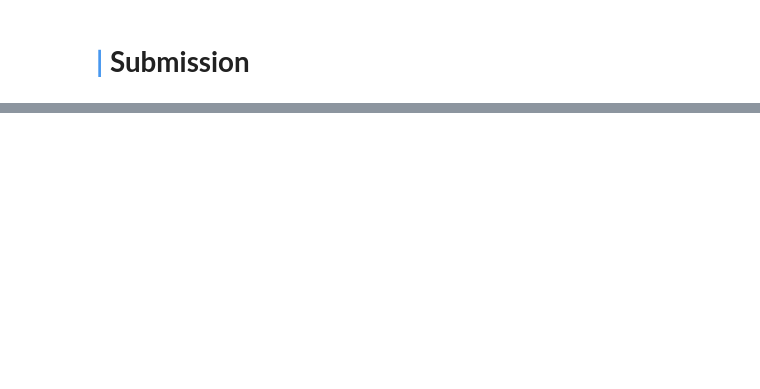
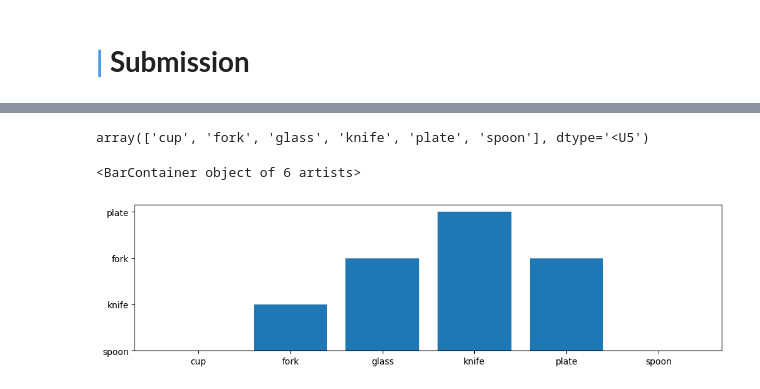
Before and after one commit to Kibzik/kitchenware-classification_cv, a Jupyter notebook: notebooks/EDA, Modelling.ipynb, the cells around one changed output, grey strips where cells are left out. Drawn from its saved outputs; the diff is of its cells as text; code cells hidden in the pictures; blank space fills up the shorter version.

```diff
--- a/notebooks/EDA, Modelling.ipynb
+++ b/notebooks/EDA, Modelling.ipynb
@@ -314,0 +465,4 @@ Epoch 4/10
+# %%
+model = keras.models.load_model('../models/Xception_best.h5')
+# %%
+y_pred = model.predict(test_Xc_generator)
@@ -314,0 +471,14 @@ Epoch 4/10
+# %%
+classes = np.array(list(train_Xc_generator.class_indices.keys()))
+classes
+# %% [output]
+array(['cup', 'fork', 'glass', 'knife', 'plate', 'spoon'], dtype='<U5')
+# %%
+predictions = classes[y_pred.argmax(axis=1)]
+# %%
+classes, predictions = zip(*dict(zip(classes, predictions)).items())
+plt.figure(figsize=(12, 3))
+plt.bar(classes, predictions)
+# %% [output]
+<BarContainer object of 6 artists>
+[figure, added]
```
Also changed, not shown: parts of 28 cells of this notebook, 15 other files.
